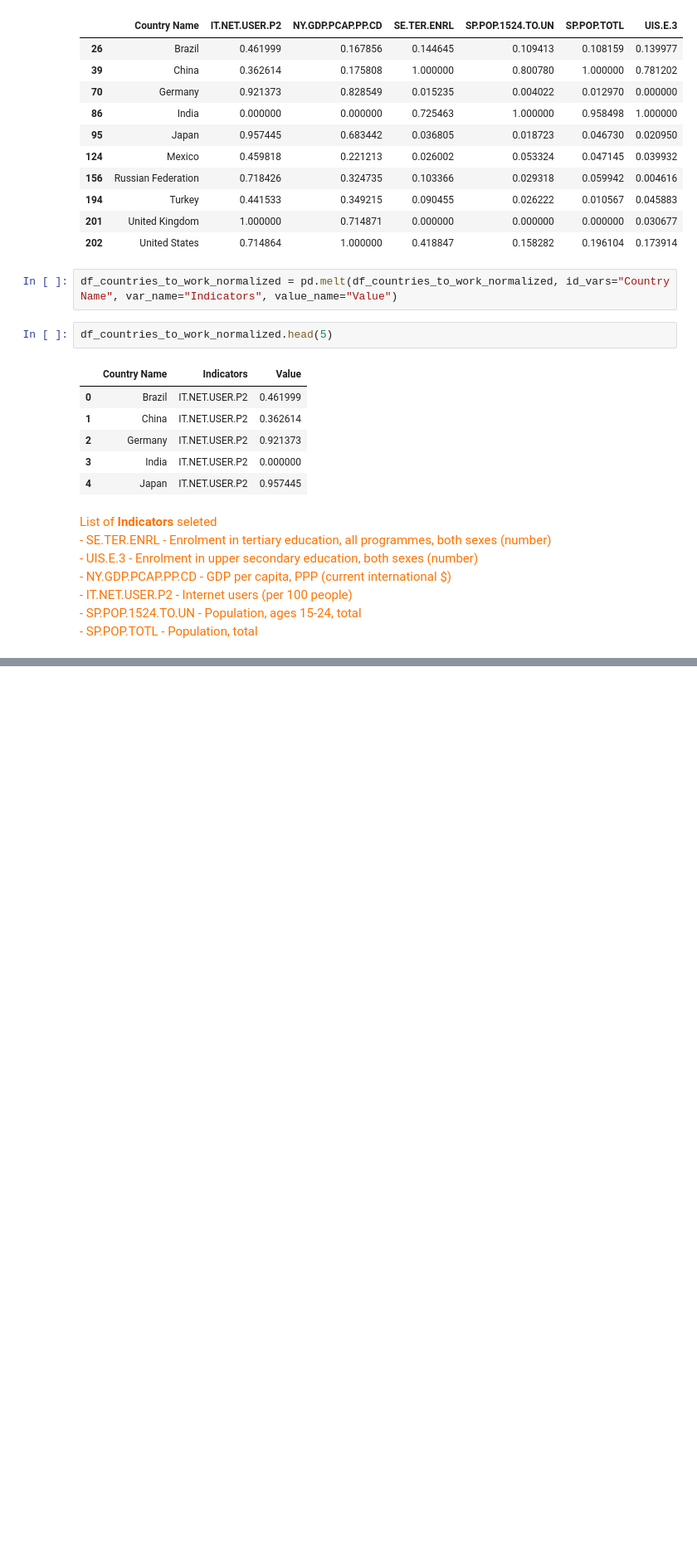
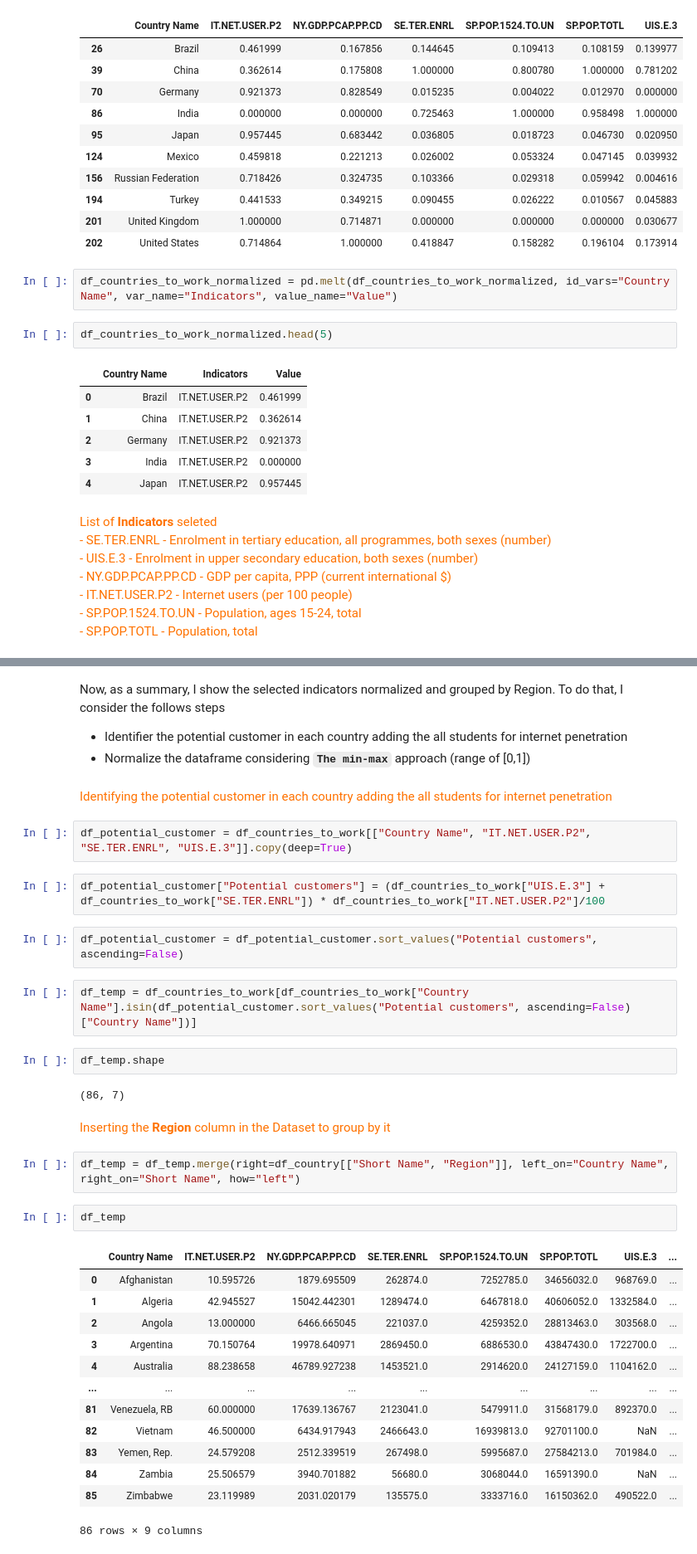
Before and after one commit to samirhinojosa/OC-P2-education-statistics, a Jupyter notebook: notebook.ipynb, the cells around one changed output, grey strips where cells are left out. Shown at 83% size. Drawn from its saved outputs; the diff is of its cells as text; blank space fills up the shorter version.

```diff
--- a/notebook.ipynb
+++ b/notebook.ipynb
@@ -1460,0 +1499,43 @@ List of <strong>Indicators</strong> seleted<br>
+# %% [markdown]
+Now, as a summary, I show the selected indicators normalized and grouped by Region.
+To do that, I consider the follows steps
+- Identifier the potential customer in each country adding the all students for internet penetration
+- Normalize the dataframe considering **`The min-max`** approach (range of [0,1])
+# %% [markdown]
+<div style="color: RGB(255,114,0);">
+Identifying the potential customer in each country adding the all students for internet penetration
+</div>
+# %%
+df_potential_customer = df_countries_to_work[["Country Name", "IT.NET.USER.P2", "SE.TER.ENRL", "UIS.E.3"]].copy(deep=True)
+# %%
+df_potential_customer["Potential customers"] = (df_countries_to_work["UIS.E.3"] + df_countries_to_work["SE.TER.ENRL"]) * df_countries_to_work["IT.NET.USER.P2"]/100
+# %%
+df_potential_customer = df_potential_customer.sort_values("Potential customers", ascending=False)
+# %%
+df_temp = df_countries_to_work[df_countries_to_work["Country Name"].isin(df_potential_customer.sort_values("Potential customers", ascending=False)["Country Name"])]
+# %%
+df_temp.shape
+# %% [output]
+(86, 7)
+# %% [markdown]
+<div style="color: RGB(255,114,0);">
+Inserting the <strong>Region</strong> column in the Dataset to group by it
+</div>
+# %%
+df_temp = df_temp.merge(right=df_country[["Short Name", "Region"]], left_on="Country Name", right_on="Short Name", how="left")
+# %%
+df_temp
+# %% [output]
+|  | Country Name | IT.NET.USER.P2 | NY.GDP.PCAP.PP.CD | SE.TER.ENRL | SP.POP.1524.TO.UN | SP.POP.TOTL | UIS.E.3 | ... |
+| 0 | Afghanistan | 10.595726 | 1879.695509 | 262874.0 | 7252785.0 | 34656032.0 | 968769.0 | ... |
+| 1 | Algeria | 42.945527 | 15042.442301 | 1289474.0 | 6467818.0 | 40606052.0 | 1332584.0 | ... |
+| 2 | Angola | 13.000000 | 6466.665045 | 221037.0 | 4259352.0 | 28813463.0 | 303568.0 | ... |
+| 3 | Argentina | 70.150764 | 19978.640971 | 2869450.0 | 6886530.0 | 43847430.0 | 1722700.0 | ... |
+| 4 | Australia | 88.238658 | 46789.927238 | 1453521.0 | 2914620.0 | 24127159.0 | 1104162.0 | ... |
+| ... | ... | ... | ... | ... | ... | ... | ... | ... |
+| 81 | Venezuela, RB | 60.000000 | 17639.136767 | 2123041.0 | 5479911.0 | 31568179.0 | 892370.0 | ... |
+| 82 | Vietnam | 46.500000 | 6434.917943 | 2466643.0 | 16939813.0 | 92701100.0 | NaN | ... |
+| 83 | Yemen, Rep. | 24.579208 | 2512.339519 | 267498.0 | 5995687.0 | 27584213.0 | 701984.0 | ... |
+| 84 | Zambia | 25.506579 | 3940.701882 | 56680.0 | 3068044.0 | 16591390.0 | NaN | ... |
+| 85 | Zimbabwe | 23.119989 | 2031.020179 | 135575.0 | 3333716.0 | 16150362.0 | 490522.0 | ... |
+86 rows × 9 columns
```
Also changed, not shown: parts of 34 cells of this notebook, 1 other file.
